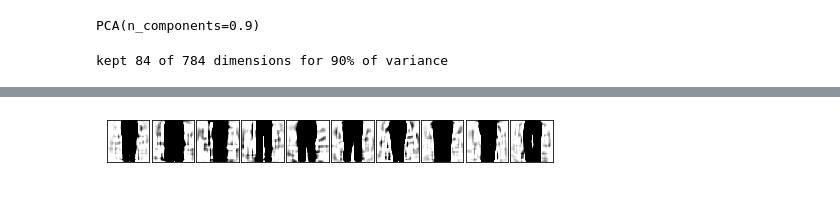
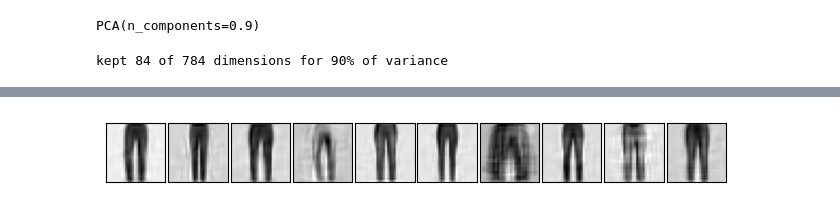
Before and after one commit to konradvoelkel/ds-skript-mirror, a Jupyter notebook: expectation-maximization.ipynb, the cells around one changed output, grey strips where cells are left out. Drawn from its saved outputs; the diff is of its cells as text; code cells hidden in the pictures.

```diff
--- a/expectation-maximization.ipynb
+++ b/expectation-maximization.ipynb
@@ -899,7 +925,7 @@ x_train, y_train = load_mnist(kind='train')
 # %%
 def show_fashion_image(raw_data, ax):
     im = ax.imshow(raw_data.reshape(28, 28), cmap='binary')
-    im.set_clim(0, 16)
+    #im.set_clim(0, 255) # gets computed by matplotlib anyway
 # %% [markdown]
 Wir schauen uns an, wie lange PCA.fit und EM (der gm.fit) auf diesem etwas größeren Datensatz brauchen:
 # %%
@@ -927,17 +953,17 @@ GaussianMixture(n_components=50, random_state=23)
 # %%
 def draw_gm_sample(gm, pca, n=10):
     new_data, new_labels = gm.sample(n)
     new_data_in_old_coordinates = pca.inverse_transform(new_data)
 
     fig, axs = plt.subplots(1, len(new_data),
                             figsize=(8, 8),
                             subplot_kw=dict(xticks=[],
                                             yticks=[]))
     fig.subplots_adjust(hspace=0.05, wspace=0.05)
-    for datapoint, ax in zip(new_data, axs):
-        show_fashion_image(pca.inverse_transform(datapoint), ax)
+    for datapoint, ax in zip(new_data_in_old_coordinates, axs):
+        show_fashion_image(datapoint, ax)
     plt.show()
 
 draw_gm_sample(gm, pca, n=10)
 # %% [output]
-[figure, old version]
+[figure, new version]
```
Also changed, not shown: parts of 23 cells of this notebook, 26 other files.
